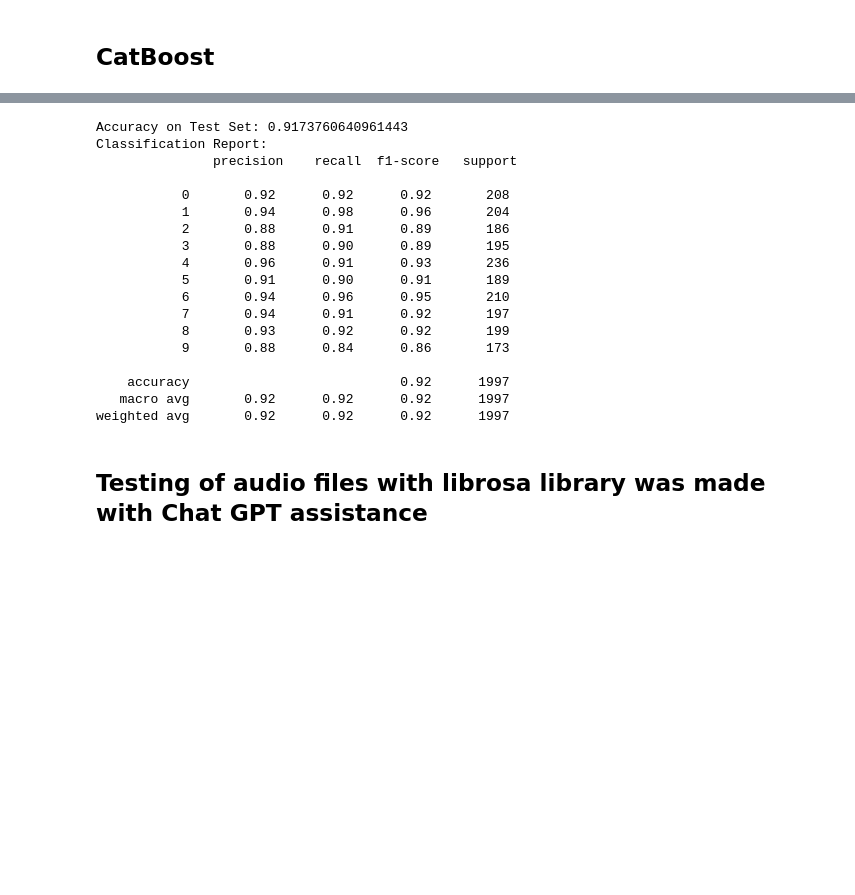
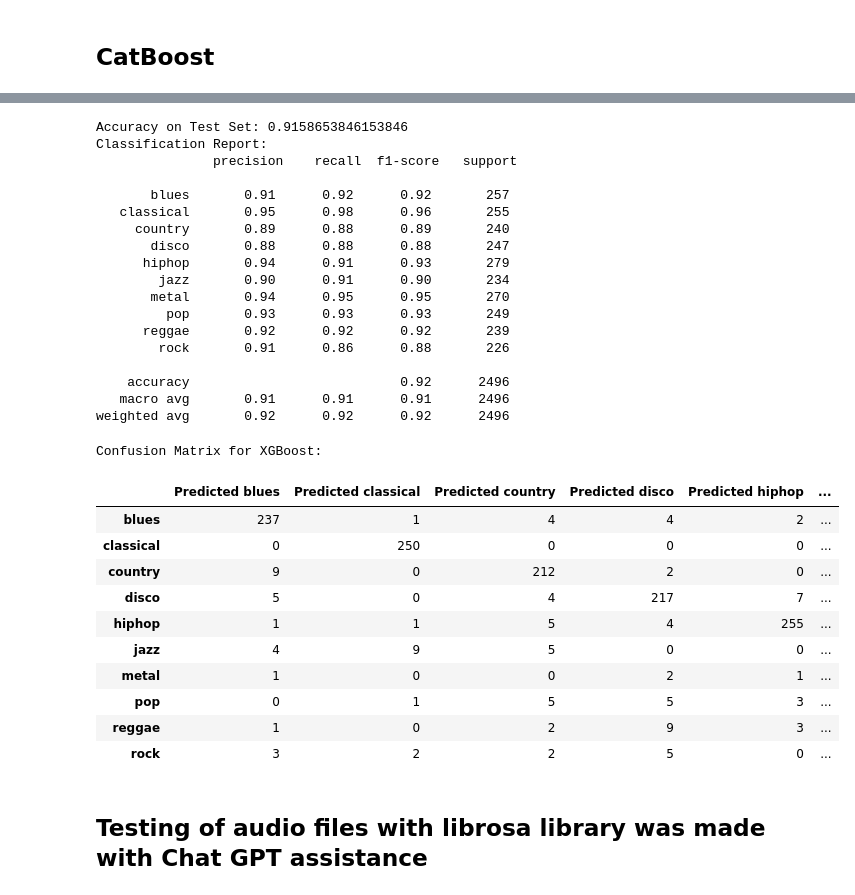
Before and after one commit to mascee/Music_Project, a Jupyter notebook: ML_Olga.ipynb, the cells around one changed output, grey strips where cells are left out. Saved outputs shown, nothing was run; the diff lists cells and outputs as text; code cells hidden in the pictures; blank space fills up the shorter version.

```diff
--- a/ML_Olga.ipynb
+++ b/ML_Olga.ipynb
@@ -268,7 +261,7 @@ label_encoder = LabelEncoder()
 y_encoded = label_encoder.fit_transform(y)
 
 # Train-test split
-X_train, X_test, y_train, y_test = train_test_split(X, y_encoded, test_size=0.2, random_state=42)
+X_train, X_test, y_train, y_test = train_test_split(X, y_encoded, random_state=42)
 # %%
 # Train CatBoost Model
 catboost_model = CatBoostClassifier(
@@ -302,28 +295,61 @@ catboost_model.fit(X_train, y_train)
 <catboost.core.CatBoostClassifier at 0x...>
 # %%
-# Evaluate the Model
+# Predict the model
 y_pred = catboost_model.predict(X_test)
-print("Accuracy on Test Set:", accuracy_score(y_test, y_pred))
-print("Classification Report:\n", classification_report(y_test, y_pred))
+
+# Decode the labels back to original words
+predict_decoded = label_encoder.inverse_transform(y_pred)
+
+# Decode the test labels back to words
+y_test_decoded = label_encoder.inverse_transform(y_test)
+
+# Accuracy and the classification report
+print("Accuracy on Test Set:", accuracy_score(y_test_decoded, predict_decoded))
+print("Classification Report:\n", classification_report(y_test_decoded, predict_decoded))
 # %% [output]
-Accuracy on Test Set: 0.9173760640961443
+Accuracy on Test Set: 0.9158653846153846
 Classification Report:
                precision    recall  f1-score   support
 
-           0       0.92      0.92      0.92       208
-           1       0.94      0.98      0.96       204
-           2       0.88      0.91      0.89       186
-           3       0.88      0.90      0.89       195
-           4       0.96      0.91      0.93       236
-           5       0.91      0.90      0.91       189
-           6       0.94      0.96      0.95       210
-           7       0.94      0.91      0.92       197
-           8       0.93      0.92      0.92       199
-           9       0.88      0.84      0.86       173
+       blues       0.91      0.92      0.92       257
+   classical       0.95      0.98      0.96       255
+     country       0.89      0.88      0.89       240
+       disco       0.88      0.88      0.88       247
+      hiphop       0.94      0.91      0.93       279
+        jazz       0.90      0.91      0.90       234
+       metal       0.94      0.95      0.95       270
+         pop       0.93      0.93      0.93       249
+      reggae       0.92      0.92      0.92       239
+        rock       0.91      0.86      0.88       226
 
-    accuracy                           0.92      1997
-   macro avg       0.92      0.92      0.92      1997
-weighted avg       0.92      0.92      0.92      1997
+    accuracy                           0.92      2496
+   macro avg       0.91      0.91      0.91      2496
+weighted avg       0.92      0.92      0.92      2496
+# %%
+# Calculate confusion matrix
+cm = confusion_matrix(y_test_decoded, predict_decoded)
+
+# Use unique class labels for the confusion matrix
+class_labels = sorted(set(y_test_decoded))
+cm_df = pd.DataFrame(cm, index=[f"{label}" for label in class_labels],
+                         columns=[f"Predicted {label}" for label in class_labels])
+
+# Confusion matrix
+print("Confusion Matrix for XGBoost:")
+cm_df.head(11)
+# %% [output]
+Confusion Matrix for XGBoost:
+|  | Predicted blues | Predicted classical | Predicted country | Predicted disco | Predicted hiphop | ... |
+| blues | 237 | 1 | 4 | 4 | 2 | ... |
+| classical | 0 | 250 | 0 | 0 | 0 | ... |
+| country | 9 | 0 | 212 | 2 | 0 | ... |
+| disco | 5 | 0 | 4 | 217 | 7 | ... |
+| hiphop | 1 | 1 | 5 | 4 | 255 | ... |
+| jazz | 4 | 9 | 5 | 0 | 0 | ... |
+| metal | 1 | 0 | 0 | 2 | 1 | ... |
+| pop | 0 | 1 | 5 | 5 | 3 | ... |
+| reggae | 1 | 0 | 2 | 9 | 3 | ... |
+| rock | 3 | 2 | 2 | 5 | 0 | ... |
 # %% [markdown]
 ## Testing of audio files with librosa library was made with Chat GPT assistance
 # %%
```
Also changed, not shown: parts of 21 cells of this notebook, 4 other files.
